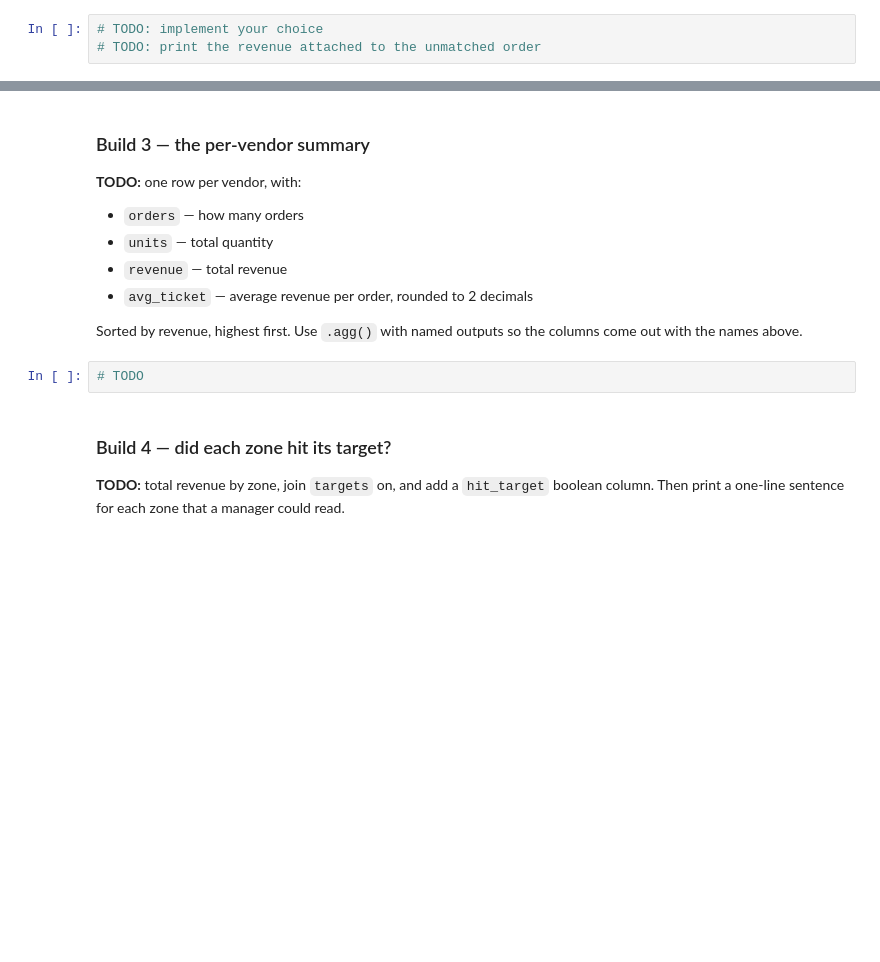
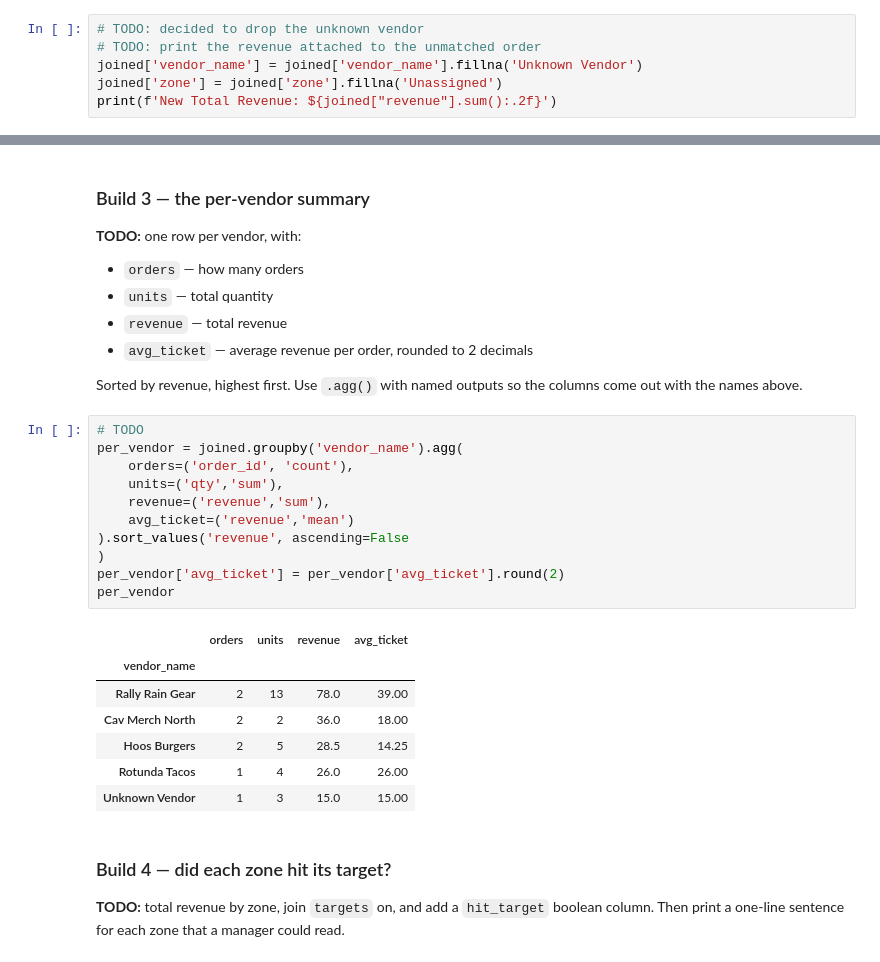
Before and after one commit to simichakravarty16/ds2002-fa26, a Jupyter notebook: notebooks/03-pandas-cleaning/2026-09-16 — Pandas Core Ops — Studio.ipynb, the cells around one changed output, grey strips where cells are left out. Drawn from its saved outputs; the diff is of its cells as text; blank space fills up the shorter version.

Commit message:
Reported row count, revenue total after merge, and explained my reasoning for labeling unknown vector

```diff
--- a/notebooks/03-pandas-cleaning/2026-09-16 — Pandas Core Ops — Studio.ipynb
+++ b/notebooks/03-pandas-cleaning/2026-09-16 — Pandas Core Ops — Studio.ipynb
@@ -118,5 +118,8 @@ One order belongs to a vendor that is not on the roster. You have three options,
 
 **TODO:** pick one, implement it, and write one sentence saying why. Print how much revenue the decision affects either way.
 # %%
-# TODO: implement your choice
+# TODO: decided to drop the unknown vendor
 # TODO: print the revenue attached to the unmatched order
+joined['vendor_name'] = joined['vendor_name'].fillna('Unknown Vendor')
+joined['zone'] = joined['zone'].fillna('Unassigned')
+print(f'New Total Revenue: ${joined["revenue"].sum():.2f}')
@@ -135,6 +140,23 @@ One order belongs to a vendor that is not on the roster. You have three options,
 Sorted by revenue, highest first. Use `.agg()` with named outputs so the columns come out with the names above.
 # %%
 # TODO
+per_vendor = joined.groupby('vendor_name').agg(
+    orders=('order_id', 'count'),
+    units=('qty','sum'),
+    revenue=('revenue','sum'),
+    avg_ticket=('revenue','mean')
+).sort_values('revenue', ascending=False
+)
+per_vendor['avg_ticket'] = per_vendor['avg_ticket'].round(2)
+per_vendor
+# %% [output]
+|  | orders | units | revenue | avg_ticket |
+| vendor_name |  |  |  |  |
+| Rally Rain Gear | 2 | 13 | 78.0 | 39.00 |
+| Cav Merch North | 2 | 2 | 36.0 | 18.00 |
+| Hoos Burgers | 2 | 5 | 28.5 | 14.25 |
+| Rotunda Tacos | 1 | 4 | 26.0 | 26.00 |
+| Unknown Vendor | 1 | 3 | 15.0 | 15.00 |
 # %% [markdown]
 ### Build 4 — did each zone hit its target?
 
```
Also changed, not shown: parts of 5 cells of this notebook.
